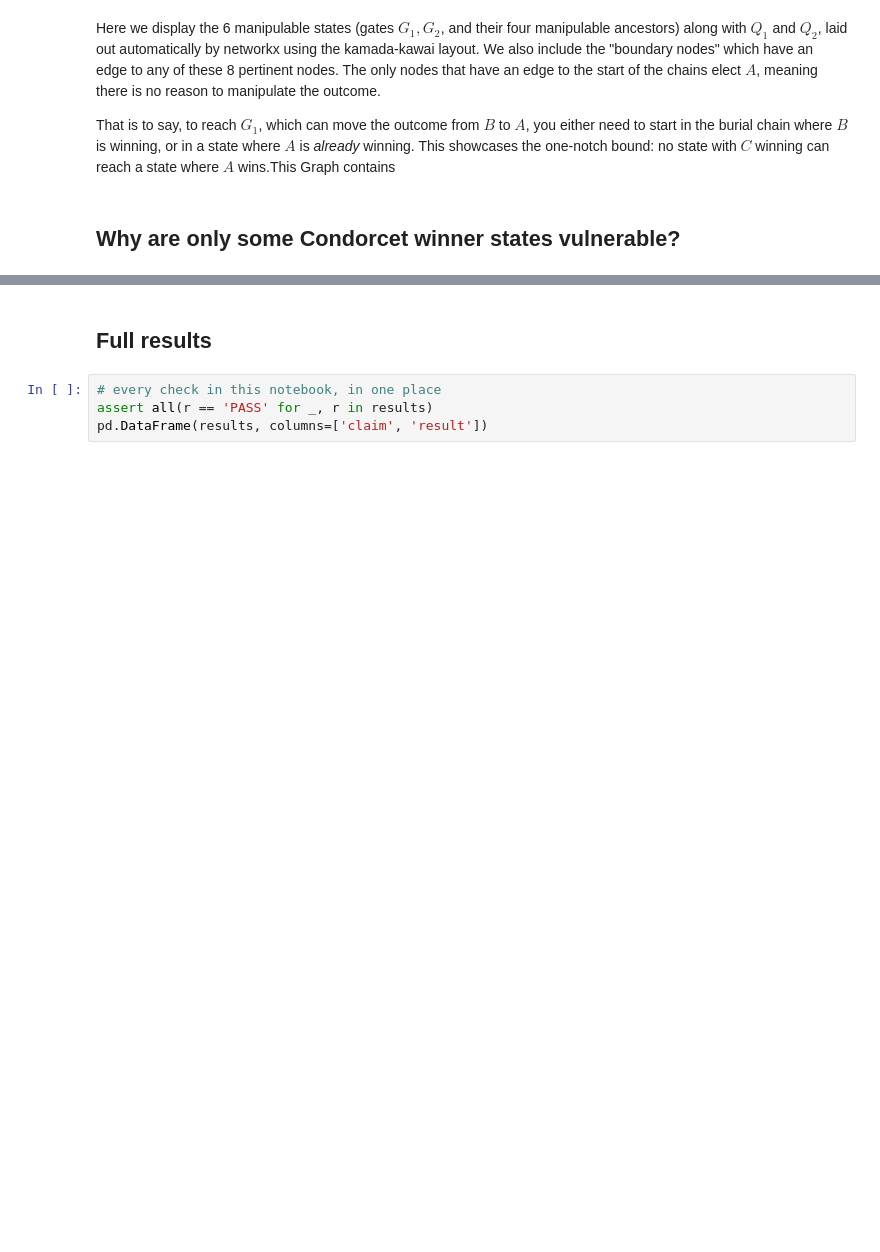
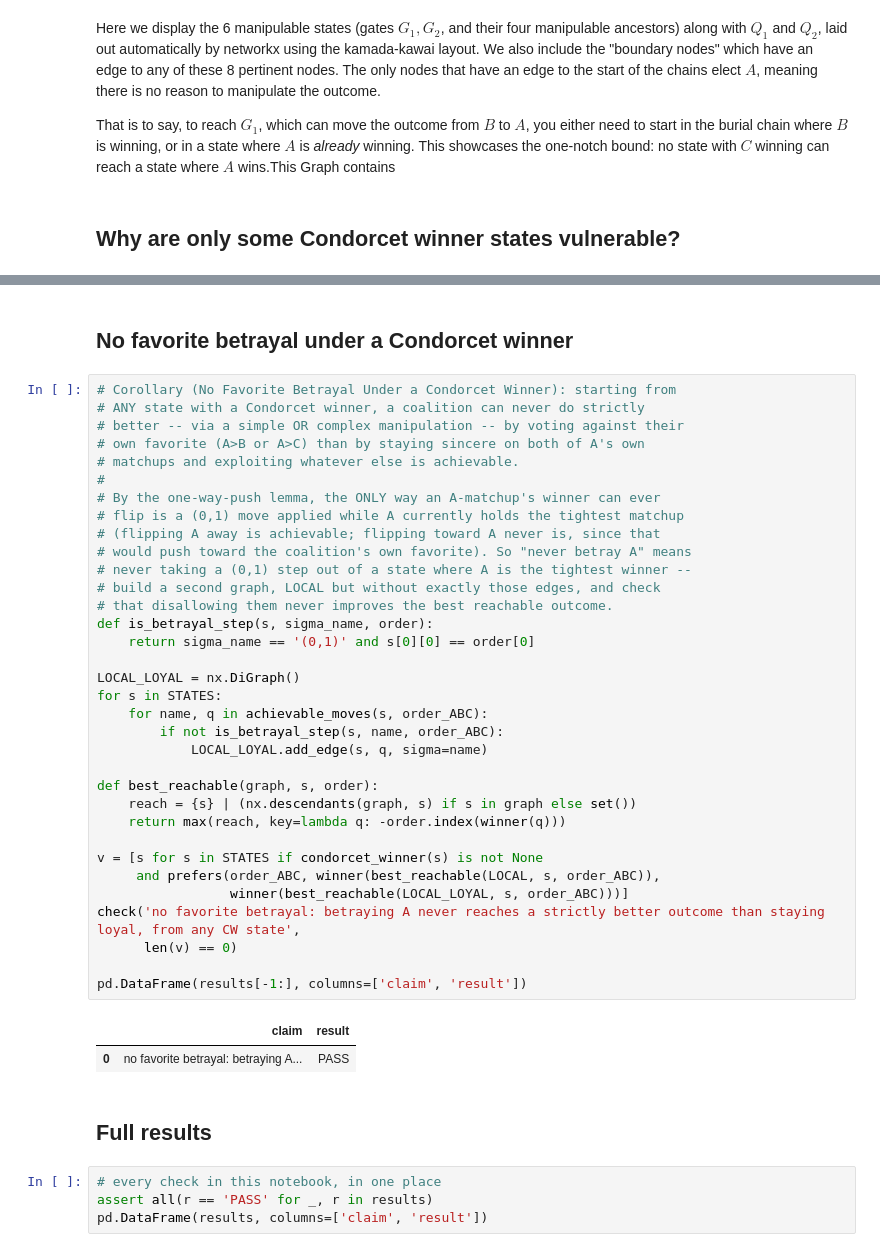
Before and after one commit to eigentaylor/eigentaylor.github.io, a Jupyter notebook: assets/jupyter/better_choices_verification.ipynb, the cells around one changed output, grey strips where cells are left out. Cells and saved outputs as stored; diff of their text form; blank space fills up the shorter version.

```diff
--- a/assets/jupyter/better_choices_verification.ipynb
+++ b/assets/jupyter/better_choices_verification.ipynb
@@ -508,5 +543,44 @@ pd.DataFrame({
 | 34 | C→A | B→A | C→B | C | B | A | no | ... |
 | 35 | C→B | A→B | C→A | C | A | B | no | ... |
+# %% [markdown]
+## No favorite betrayal under a Condorcet winner
+# %%
+# Corollary (No Favorite Betrayal Under a Condorcet Winner): starting from
+# ANY state with a Condorcet winner, a coalition can never do strictly
+# better -- via a simple OR complex manipulation -- by voting against their
+# own favorite (A>B or A>C) than by staying sincere on both of A's own
+# matchups and exploiting whatever else is achievable.
+#
+# By the one-way-push lemma, the ONLY way an A-matchup's winner can ever
+# flip is a (0,1) move applied while A currently holds the tightest matchup
+# (flipping A away is achievable; flipping toward A never is, since that
+# would push toward the coalition's own favorite). So "never betray A" means
+# never taking a (0,1) step out of a state where A is the tightest winner --
+# build a second graph, LOCAL but without exactly those edges, and check
+# that disallowing them never improves the best reachable outcome.
+def is_betrayal_step(s, sigma_name, order):
+    return sigma_name == '(0,1)' and s[0][0] == order[0]
+
+LOCAL_LOYAL = nx.DiGraph()
+for s in STATES:
+    for name, q in achievable_moves(s, order_ABC):
+        if not is_betrayal_step(s, name, order_ABC):
+            LOCAL_LOYAL.add_edge(s, q, sigma=name)
+
+def best_reachable(graph, s, order):
+    reach = {s} | (nx.descendants(graph, s) if s in graph else set())
+    return max(reach, key=lambda q: -order.index(winner(q)))
+
+v = [s for s in STATES if condorcet_winner(s) is not None
+     and prefers(order_ABC, winner(best_reachable(LOCAL, s, order_ABC)),
+                 winner(best_reachable(LOCAL_LOYAL, s, order_ABC)))]
+check('no favorite betrayal: betraying A never reaches a strictly better outcome than staying loyal, from any CW state',
+      len(v) == 0)
+
+pd.DataFrame(results[-1:], columns=['claim', 'result'])
+# %% [output]
+|  | claim | result |
+| 0 | no favorite betrayal: betraying A... | PASS |
 # %% [markdown]
 ## Full results
 # %%
```
Also changed, not shown: parts of 5 cells of this notebook.
